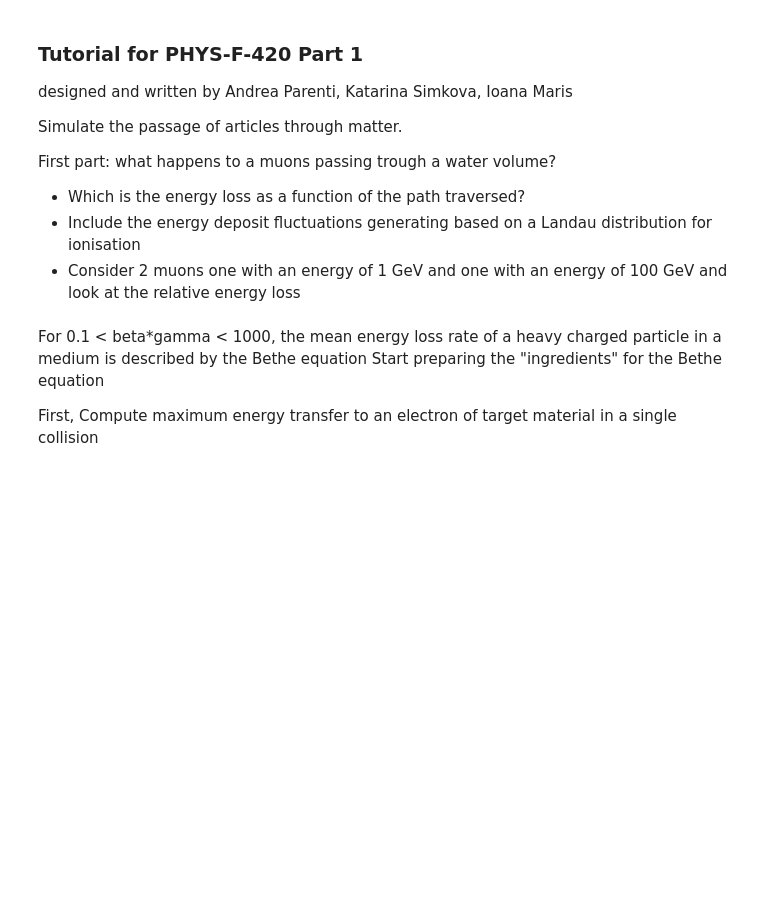
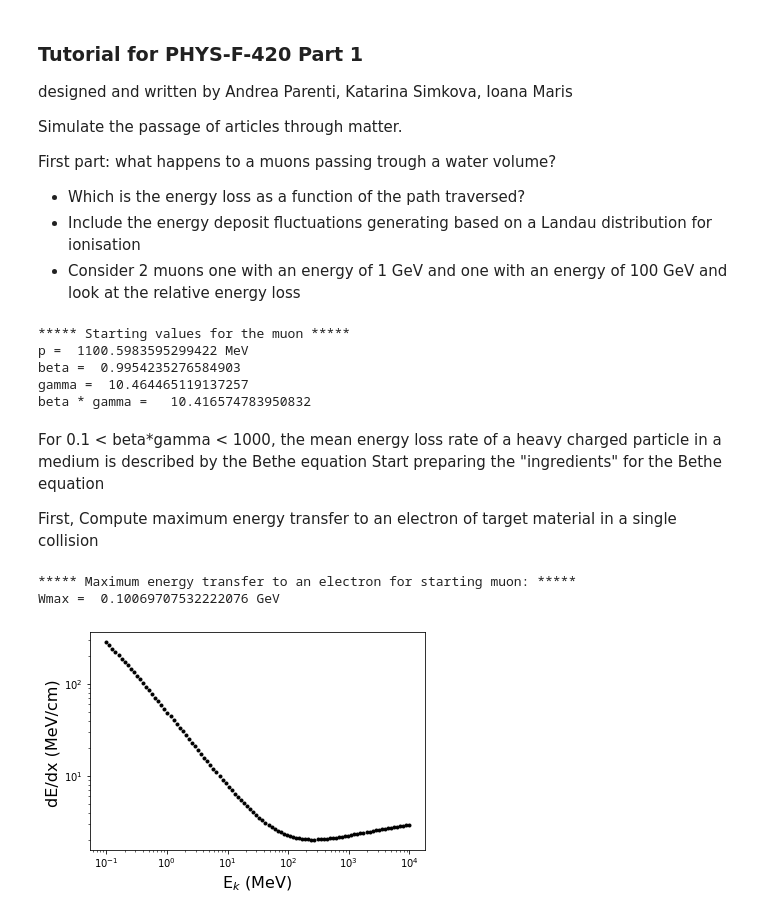
Before and after one commit to IoanaCodrina/PHYS-F-420, a Jupyter notebook: lesson1/1_0_single_muon_dedx.ipynb, the cells around one changed output. Cells and saved outputs as stored; diff of their text form; code cells hidden in the pictures; blank space fills up the shorter version.

Commit message:
Add astropy units and modify Bethe function arguments

```diff
--- a/lesson1/1_0_single_muon_dedx.ipynb
+++ b/lesson1/1_0_single_muon_dedx.ipynb
@@ -10,17 +10,18 @@ First part: what happens to a muons passing trough a water volume?
    - Consider 2 muons one with an energy of 1 GeV and one with an energy of 100 GeV and look at the relative energy loss
 # %%
 import numpy as np
+from astropy import units as u
 
 # Define relevant physical constants
-m0 = 105.6583745 # MeV, muon mass
-me = 0.510998950 # MeV, electron mass
+m0 = 105.6583745 * u.MeV# MeV, muon mass
+me = 0.510998950 * u.MeV # MeV, electron mass
 
 # # Define WCD cylinder tank dimensions
-h = 120 #cm
-r = 180 #cm
+h = 120 * u.cm #cm
+r = 180 * u.cm #cm
 
 # Choose kinetic energy of the muon
-ek = 1000. # 1000 MeV = 1 GeV
+ek = 1000.* u.MeV # 1000 MeV = 1 GeV
 
 # Compute beta and gamma for the particle
 
@@ -31,36 +32,46 @@ def _gamma(ek):
     return 1 / np.sqrt( 1 - _beta(ek)*_beta(ek) )
 # %%
 print('***** Starting values for the muon *****')
-print('p = ',p,' MeV  c^-1')
+print('p = ',p)
 print('beta = ',_beta(ek))
 print('gamma = ',_gamma(ek))
 print('beta * gamma =  ', _beta(ek)*_gamma(ek),'\n')
 
 beta = _beta(ek)
 gamma = _gamma(ek)
+# %% [output]
+***** Starting values for the muon *****
+p =  1100.5983595299422 MeV
+beta =  0.9954235276584903
+gamma =  10.464465119137257
+beta * gamma =   10.416574783950832
 # %% [markdown]
 For 0.1 < beta*gamma < 1000, the mean energy loss rate of a heavy charged particle in a medium is described by the Bethe equation
 Start preparing the "ingredients" for the Bethe equation
 
 First, Compute maximum energy transfer to an electron of target material in a single collision
 # %%
-
 def _Wmax(_ek):
     tmp_beta = _beta(_ek)
     tmp_gamma = _gamma(_ek)
     return 2*me*(tmp_beta*tmp_gamma)**2 / (1 + 2*tmp_gamma*me / m0 + (me / m0)**2  )
 
+Wmax = _Wmax(ek)
+
 print('***** Maximum energy transfer to an electron for starting muon: ***** ')
-print('Wmax = ',_Wmax(ek) / 1e3,' GeV\n' )
+print('Wmax = ',Wmax.to(u.GeV) )
+# %% [output]
+***** Maximum energy transfer to an electron for starting muon: *****
+Wmax =  0.10069707532222076 GeV
 # %%
 # Look up material properties (water)
 # https://pdg.lbl.gov/2024/AtomicNuclearProperties/HTML/water_liquid.html
 
-Z_A=0.55509 #mol g^-1, atomic number Z over atomic mass mol g^-1
-rho=1 #g cm^-3, density of liquid water
-I=7.97e-5 #MeV, mean excitation energy
+Z_A=0.55509 *u.mol / u.g #mol g^-1, atomic number Z over atomic mass mol g^-1
+rho=1 * u.g / u.cm**3 #g cm^-3, density of liquid water
+I=7.97e-5 * u.MeV #MeV, mean excitation energy
 
-K=0.307075 #MeV mol^−1 cm2
+K=0.307075 * u.MeV * u.cm **2 / u.mol #MeV mol^−1 cm2
 
 # Define the Bethe formula as a funcion taking beta, gamma as arguments. Dimension of dE/dx is MeV/cm
 
@@ -69,6 +80,26 @@ def de_dx(_ek):
     tmp_gamma = _gamma(_ek)
     return K*Z_A*(1/tmp_beta**2) * (0.5 *np.log(2*me* tmp_beta**2 *tmp_gamma**2 * _Wmax(_ek) / I**2) - tmp_beta**2 ) * rho
 
-e_loss = de_dx(ek) * h
-print('*****  Energy loss across the tank with constant dE/dx *****')
-print(e_loss, 'MeV')
+# Define the Bethe formula as a funcion, with the muon kinetic energy as argument. Dimension of dE/dx is MeV/cm
+
+def de_dx(_beta,_gamma, _Wmax):
+    return K*Z_A*(1/_beta**2) * (0.5 *np.log(2*me* _beta**2 *_gamma**2 * _Wmax / I**2) - _beta**2 ) * rho
+# %%
+import matplotlib.pyplot as plt
+
+# Check correct implementation of the Bethe formula
+ek_values = np.logspace(-1,4,100)
+ek_values = ek_values * u.MeV
+
+beta_values = _beta(ek_values)
+gamma_values = _gamma(ek_values)
+Wmax_values = _Wmax(ek_values)
+
+plot =  plt.scatter(ek_values, de_dx(beta_values, gamma_values, Wmax_values).value, c='black', marker='.')
+plt.ylabel('dE/dx (MeV/cm) ', size=16)
+plt.xlabel(r'E$_k$ (MeV) ', size=16)
+
+plt.xscale('log')
+plt.yscale('log')
+# %% [output]
+[figure, added]
```
Also changed, not shown: parts of 8 cells of this notebook, 8 other files.
